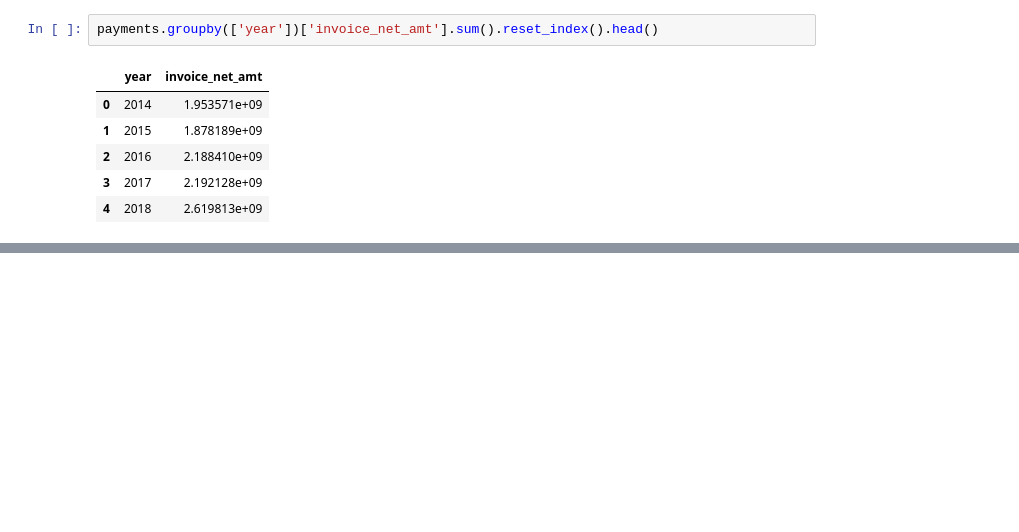
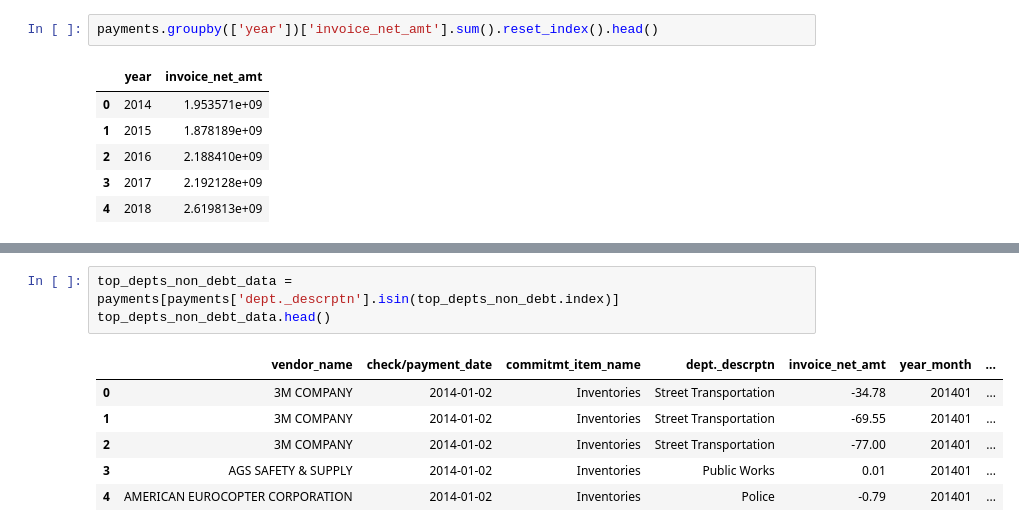
Before and after one commit to mrkjhsn/City-of-Phoenix-Vendor-Payments, a Jupyter notebook: 2014_2018_eda.ipynb, the cells around one changed output, grey strips where cells are left out. Saved outputs shown, nothing was run; the diff lists cells and outputs as text; blank space fills up the shorter version.

```diff
--- a/2014_2018_eda.ipynb
+++ b/2014_2018_eda.ipynb
@@ -180,0 +205,10 @@ plt.savefig("visualizations/payments_by_year_month.png")
+# %%
+top_depts_non_debt_data = payments[payments['dept._descrptn'].isin(top_depts_non_debt.index)]
+top_depts_non_debt_data.head()
+# %% [output]
+|  | vendor_name | check/payment_date | commitmt_item_name | dept._descrptn | invoice_net_amt | year_month | ... |
+| 0 | 3M COMPANY | 2014-01-02 | Inventories | Street Transportation | -34.78 | 201401 | ... |
+| 1 | 3M COMPANY | 2014-01-02 | Inventories | Street Transportation | -69.55 | 201401 | ... |
+| 2 | 3M COMPANY | 2014-01-02 | Inventories | Street Transportation | -77.00 | 201401 | ... |
+| 3 | AGS SAFETY & SUPPLY | 2014-01-02 | Inventories | Public Works | 0.01 | 201401 | ... |
+| 4 | AMERICAN EUROCOPTER CORPORATION | 2014-01-02 | Inventories | Police | -0.79 | 201401 | ... |
```
Also changed, not shown: parts of 12 cells of this notebook.
